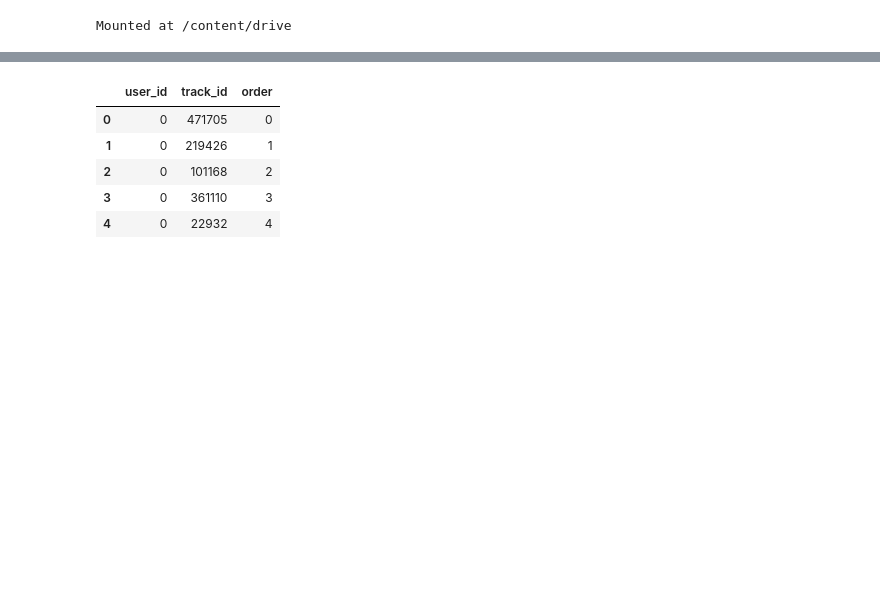
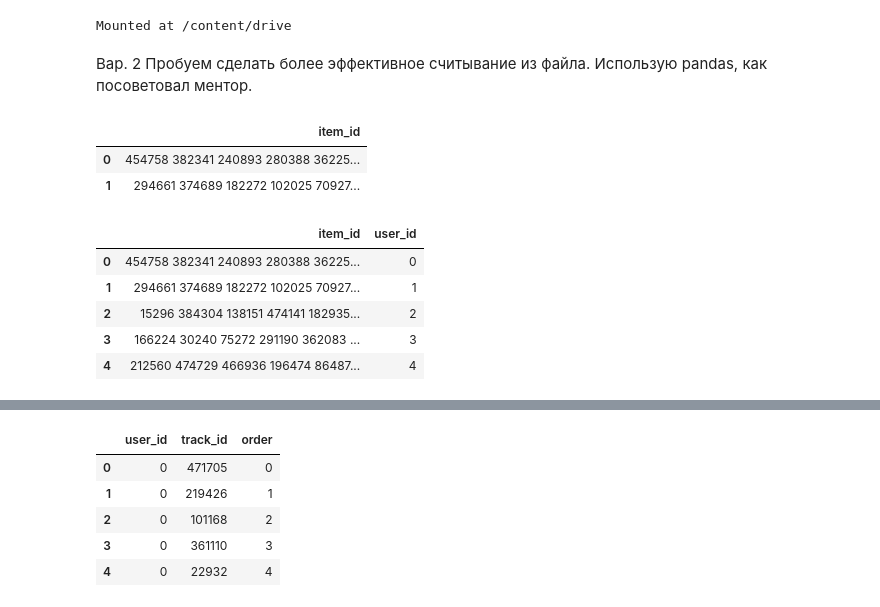
Before and after one commit to timekeeper18/Itmo_RecoService12, a Jupyter notebook: notebooks/HW2_2_1_Validation.ipynb, the cells around one changed output, grey strips where cells are left out. Drawn from its saved outputs; the diff is of its cells as text; code cells hidden in the pictures; blank space fills up the shorter version.

Commit message:
add read pandas

```diff
--- a/notebooks/HW2_2_1_Validation.ipynb
+++ b/notebooks/HW2_2_1_Validation.ipynb
@@ -24,3 +28,22 @@ from google.colab import drive
 drive.mount('/content/drive')
 # %% [output]
 Mounted at /content/drive
+# %% [markdown]
+Вар. 2 Пробуем сделать более эффективное считывание из файла. Использую pandas, как посоветовал ментор.
+# %%
+ya_data = pd.read_csv('/content/drive/MyDrive/hw2/test', sep='/n', names=['item_id'])
+ya_data.head(2)
+# %% [output]
+|  | item_id |
+| 0 | 454758 382341 240893 280388 36225... |
+| 1 | 294661 374689 182272 102025 70927... |
+# %%
+ya_data['user_id'] = ya_data.index
+ya_data.head()
+# %% [output]
+|  | item_id | user_id |
+| 0 | 454758 382341 240893 280388 36225... | 0 |
+| 1 | 294661 374689 182272 102025 70927... | 1 |
+| 2 | 15296 384304 138151 474141 182935... | 2 |
+| 3 | 166224 30240 75272 291190 362083 ... | 3 |
+| 4 | 212560 474729 466936 196474 86487... | 4 |
```
Also changed, not shown: parts of 11 cells of this notebook.
